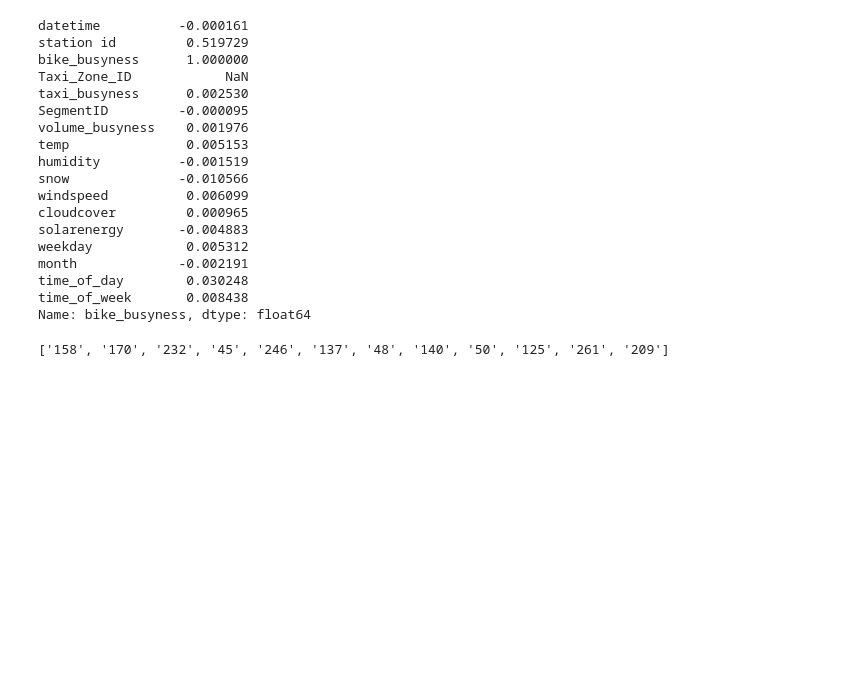
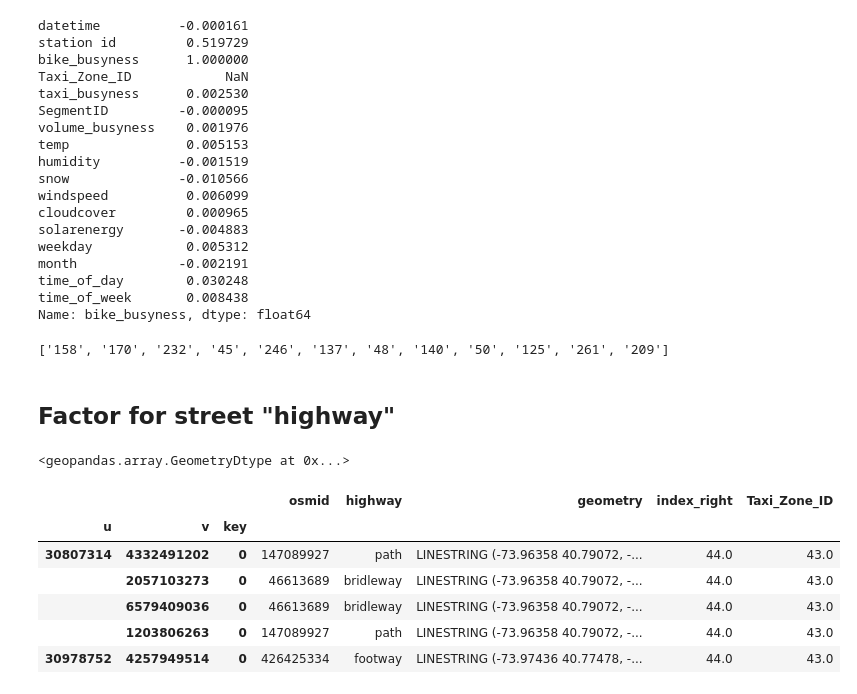
Before and after one commit to EchoCharlieII/ZenZone, a Jupyter notebook: Data_processing/test_model.ipynb, the cells around one changed output. Cells and saved outputs as stored; diff of their text form; code cells hidden in the pictures; blank space fills up the shorter version.

Commit message:
Initial mode and mapping to streets with factors

```diff
--- a/Data_processing/test_model.ipynb
+++ b/Data_processing/test_model.ipynb
@@ -171,0 +201,28 @@ for zone in taxi_zone:
+# %% [markdown]
+## Factor for street "highway"
+# %%
+def safe_loads(row):
+    try:
+        return wkt.loads(row)
+    except Exception:
+        print(f"Error parsing row: {row}")
+        return None  # or some other value
+# %%
+street_zones = pd.read_parquet("street_zones.parquet")
+# %%
+street_zones['geometry'] = street_zones['geometry'].apply(safe_loads)
+street_zones['geometry'] = gpd.GeoSeries(street_zones['geometry'])
+# %%
+street_zones['geometry'].dtype
+# %% [output]
+<geopandas.array.GeometryDtype at 0x...>
+# %%
+street_zones.head()
+# %% [output]
+|  |  |  | osmid | highway | geometry | index_right | Taxi_Zone_ID |
+| u | v | key |  |  |  |  |  |
+| 30807314 | 4332491202 | 0 | 147089927 | path | LINESTRING (-73.96358 40.79072, -... | 44.0 | 43.0 |
+|  | 2057103273 | 0 | 46613689 | bridleway | LINESTRING (-73.96358 40.79072, -... | 44.0 | 43.0 |
+|  | 6579409036 | 0 | 46613689 | bridleway | LINESTRING (-73.96358 40.79072, -... | 44.0 | 43.0 |
+|  | 1203806263 | 0 | 147089927 | path | LINESTRING (-73.96358 40.79072, -... | 44.0 | 43.0 |
+| 30978752 | 4257949514 | 0 | 426425334 | footway | LINESTRING (-73.97436 40.77478, -... | 44.0 | 43.0 |
```
Also changed, not shown: parts of 19 cells of this notebook, 5 other files.
